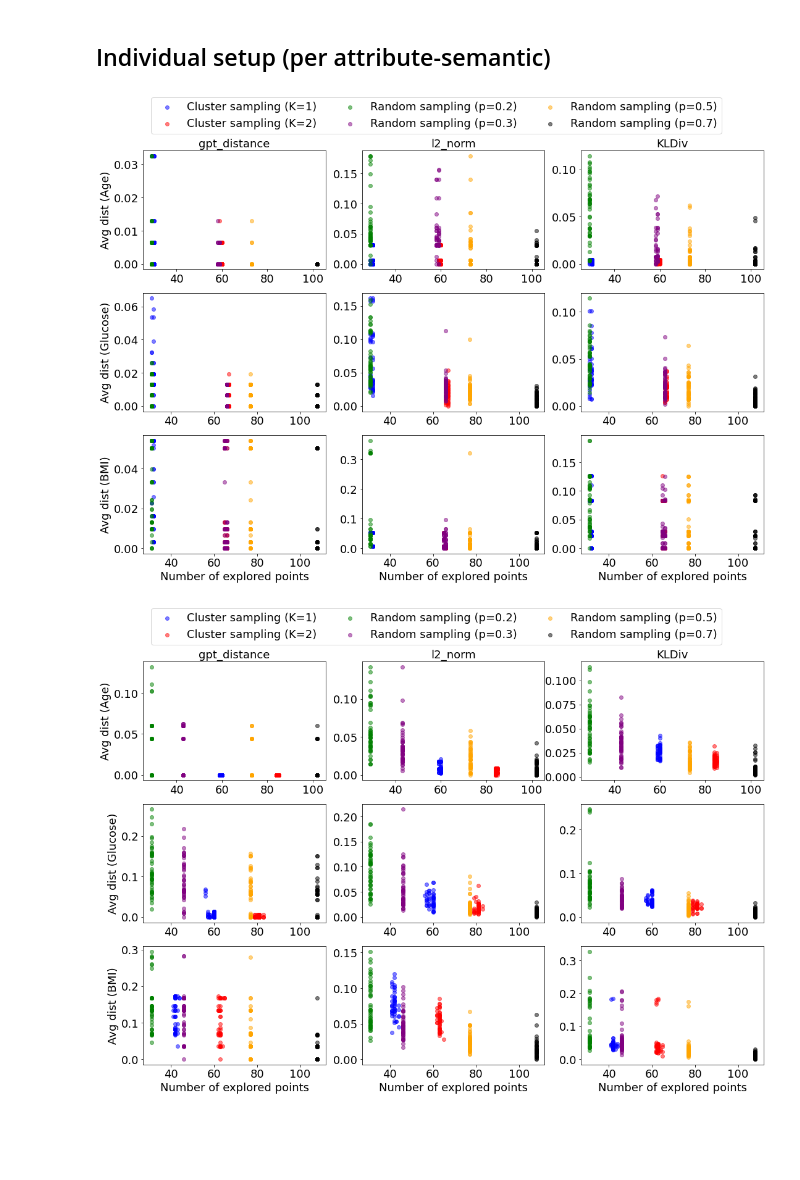
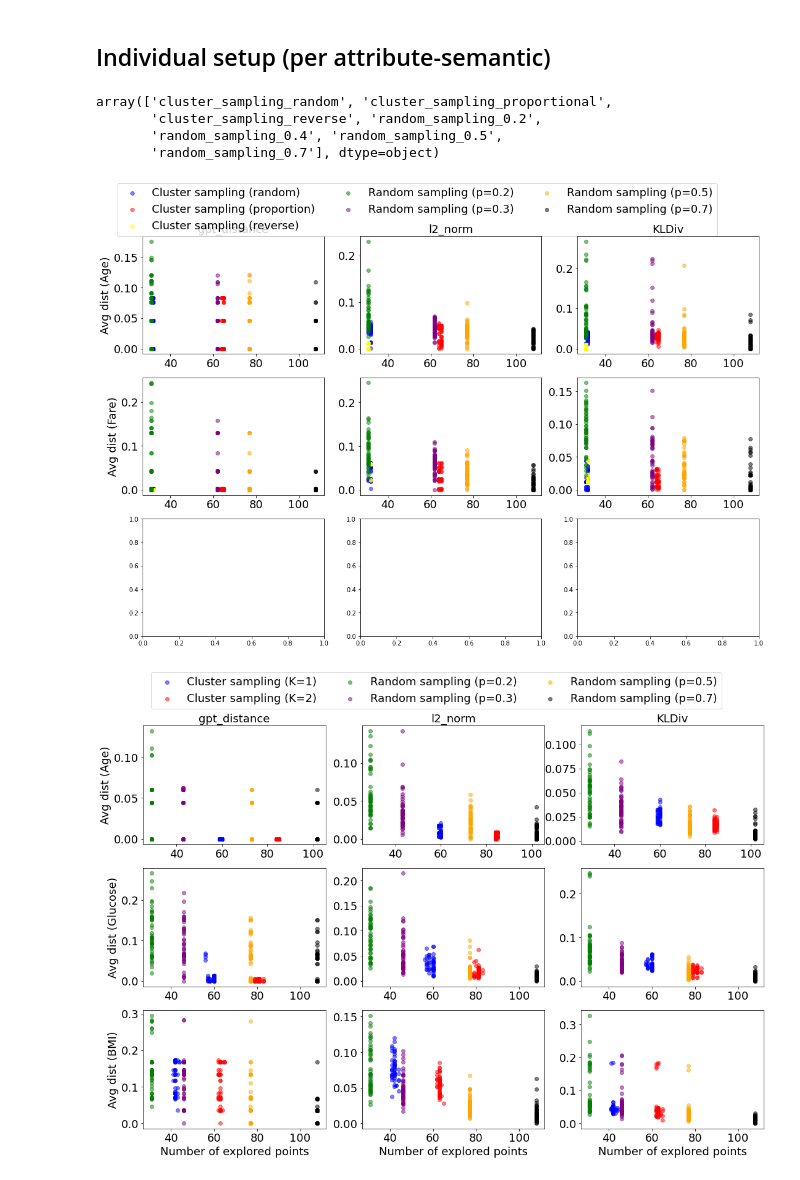
Before and after one commit to ey-l/explainable-discretization, a Jupyter notebook: notebooks/pca-explore.ipynb, the cells around one changed output. Drawn from its saved outputs; the diff is of its cells as text; code cells hidden in the pictures; blank space fills up the shorter version.

```diff
--- a/notebooks/pca-explore.ipynb
+++ b/notebooks/pca-explore.ipynb
@@ -425,10 +426,13 @@ results
 # %% [markdown]
 ## Individual setup (per attribute-semantic)
 # %%
-use_case = 'modeling'
-dataset = 'pima'
-dst_folder = os.path.join(ppath, 'exp', f"pima.2024_10_09.linkage_distributions.proportional", use_case)
-attributes = ['Age', 'Glucose', 'BMI']
+use_case = 'imputation'
+#dataset = 'pima'
+#dst_folder = os.path.join(ppath, 'exp', f"pima.2024_10_10.linkage_distributions.run1", use_case)
+#attributes = ['Age', 'Glucose', 'BMI']
+dataset = 'titanic'
+dst_folder = os.path.join(ppath, 'exp', f"{dataset}.2024_10_11.linkage_distributions.run2", use_case)
+attributes = ['Age', 'Fare']
 dfs = []
 for attribute in attributes:
     quality = pd.read_csv(os.path.join(dst_folder, f'{attribute}_quality.csv'))
@@ -436,44 +440,48 @@ for attribute in attributes:
 
     # Join quality and runtime dataframes on ['use_case', 'dataset', 'attr', 'method', 'semantic_metric']
     df = pd.merge(quality, runtime, on=['use_case', 'dataset', 'attr', 'method', 'semantic_metric', 'round'])
-    df.loc[df['method'] == 'random_sampling_0.42', 'method'] = 'random_sampling_0.4'
-    df.loc[df['method'] == 'random_sampling_0.41', 'method'] = 'random_sampling_0.4'
-    df.loc[df['method'] == 'random_sampling_0.43', 'method'] = 'random_sampling_0.4'
     dfs.append(df)
 #data = pd.concat(data)
+# %%
+df['method'].unique()
+# %% [output]
+array(['cluster_sampling_random', 'cluster_sampling_proportional',
+       'cluster_sampling_reverse', 'random_sampling_0.2',
+       'random_sampling_0.4', 'random_sampling_0.5',
+       'random_sampling_0.7'], dtype=object)
 # %%
 
 # Select rows with method ['cluster_sampling_1_3', 'cluster_sampling_2_3', 'random_sampling_0.2', 'random_sampling_0.3', 'random_sampling_0.5', 'random_sampling_0.7']
 #df = dfs[0]
 #methods = ['cluster_sampling_1_3', 'cluster_sampling_2_3', 'random_sampling_0.2', 'random_sampling_0.3', 'random_sampling_0.5', 'random_sampling_0.7']
 
 #f, ax = plt.subplots(figsize=(6, 4))
 fig, axs = plt.subplots(3, 3, figsize=(18, 12))
-method_names = ['Cluster sampling (K=1)', 'Cluster sampling (K=2)', 'Random sampling (p=0.2)', 'Random sampling (p=0.3)', 'Random sampling (p=0.5)', 'Random sampling (p=0.7)']
+method_names = ['Cluster sampling (random)', 'Cluster sampling (proportion)', 'Cluster sampling (reverse)', 'Random sampling (p=0.2)', 'Random sampling (p=0.3)', 'Random sampling (p=0.5)', 'Random sampling (p=0.7)']
 # 5 colors for 5 methods
-colors = ['blue', 'red', 'green', 'purple', 'orange', 'black']
+colors = ['blue', 'red', 'yellow', 'green', 'purple', 'orange', 'black']
 semantic_metrics = ['gpt_distance', 'l2_norm', 'KLDiv']
 font_size = 18
 
 for k, df in enumerate(dfs):
     for i, semantic_metric in enumerate(semantic_metrics):
         data = df[df['semantic_metric'] == semantic_metric]
         #df = df[df['method'].isin(methods)]
         methods = data['method'].unique()
         ax = axs[k][i]
         for j, method in enumerate(methods):
             ax.scatter(data[data['method'] == method]['num_explored_points'], data[data['method'] == method]['avg_dist'], label=method_names[j], c = colors[j], alpha=0.5)
         ax.xaxis.set_tick_params(labelsize=font_size)
         ax.yaxis.set_tick_params(labelsize=font_size)
         if k == 2: ax.set_xlabel('Number of explored points', fontsize=font_size)
         if k == 0: ax.set_title(semantic_metric, fontsize=font_size)
         if i == 0: ax.set_ylabel(f'Avg dist ({attributes[k]})', fontsize=font_size)
         #if i == 2: ax.legend()
         if k==0 and i==0: ax.legend(ncol=3, fontsize=font_size, bbox_to_anchor=(3.2,1.5))
 fig.tight_layout()
 plt.show()
 # %% [output]
-[figure, old version]
+[figure, new version]
 # %%
 use_case = 'imputation'
 dataset = 'pima'
```
Also changed, not shown: parts of 6 cells of this notebook, 3 other files.
